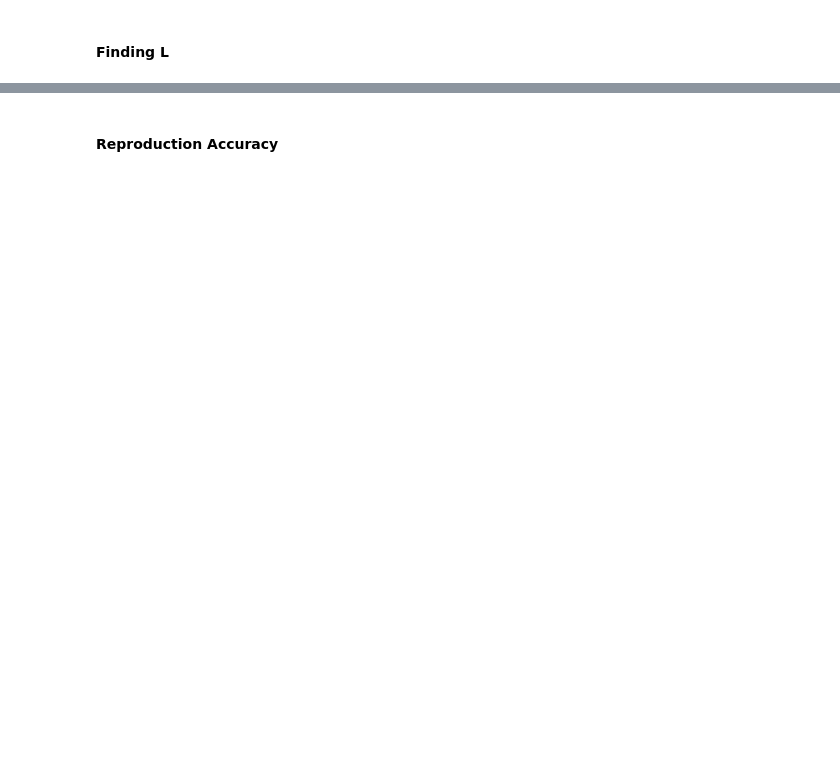
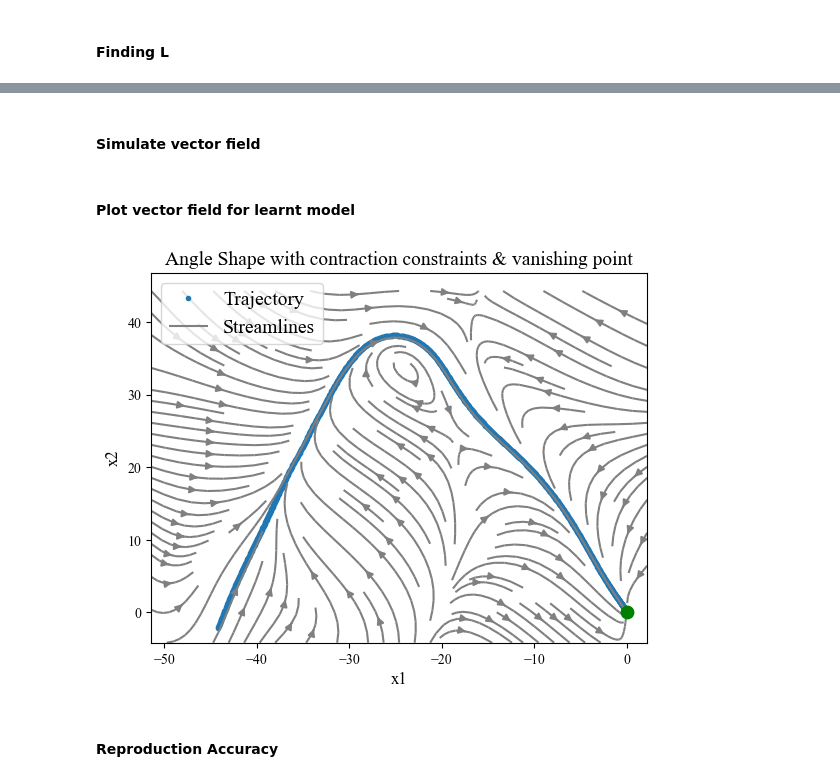
Before and after one commit to helenatp/tpk4960, a Jupyter notebook: src/lasa/lasa_vanish.ipynb, the cells around one changed output, grey strips where cells are left out. Saved outputs shown, nothing was run; the diff lists cells and outputs as text; code cells hidden in the pictures; blank space fills up the shorter version.

```diff
--- a/src/lasa/lasa_vanish.ipynb
+++ b/src/lasa/lasa_vanish.ipynb
@@ -282,0 +307,2 @@ alpha_fdm = alpha_approx_with_constraint_z(x_train, y_train, w, b, dim_of_functi
+# %% [markdown]
+#### Simulate vector field
@@ -282,0 +311,2 @@ alpha_fdm = alpha_approx_with_constraint_z(x_train, y_train, w, b, dim_of_functi
+# %% [markdown]
+#### Plot vector field for learnt model
@@ -283,34 +324,15 @@ alpha_fdm = alpha_approx_with_constraint_z(x_train, y_train, w, b, dim_of_functi
 # %%
-def learnt_model_fdm(t, x):
-    func = capital_psi_z_function(x, w, b, num_of_samples, dim_of_function, L_).T @ alpha_fdm
-    return func
-
-data_series_fdm = solve_ivp(learnt_model_fdm, timespan, init_condition, t_eval = t_series).y
-
-x1 = np.linspace(lower_bound_x1-5, upper_bound_x1, num_of_points_for_plot)
-x2 = np.linspace(lower_bound_x2, upper_bound_x2+3, num_of_points_for_plot)
-
-# Base point or starting point for each vector of the vector field
-[X1, X2] = np.meshgrid(x1, x2)
-
-u_learnt_fdm = np.zeros(X1.shape)
-v_learnt_fdm = np.zeros(X1.shape)
-
-for (i,j), value in np.ndenumerate(X1):
-    Y_prime_fdm = learnt_model_fdm(t, np.array([value, X2[i, j]]))
-    u_learnt_fdm[i,j] = Y_prime_fdm[0]
-    v_learnt_fdm[i,j] = Y_prime_fdm[1]
-
 fig_learntmodel_fdm = plt.figure(3)
 plt.title(name_of_dataset + " Shape with contraction constraints & vanishing point", fontsize=14)
 plt.plot(data_series_fdm[0, :], data_series_fdm[1, :], '.', linewidth=0.1)
 plt.streamplot(X1, X2, u_learnt_fdm, v_learnt_fdm, density = 1.1, color ='gray')
 plt.xlabel('x1', fontsize=12)
 plt.ylabel('x2', fontsize=12)
 plt.scatter(0,0, color='green', s=80, zorder=10)
 plt.legend(['Trajectory', 'Streamlines'], loc = "upper left" , frameon = True , prop ={'size': 14 } )
 fig_learntmodel_fdm.show()
-#plt.savefig(r"lasa_figures/"+name_of_dataset+"_lasa_vanish_fdm.eps", format ="eps")
+# %% [output]
+[figure, added]
 # %% [markdown]
 #### Reproduction Accuracy
 # %%
```
Also changed, not shown: parts of 39 cells of this notebook, 1 other file.
